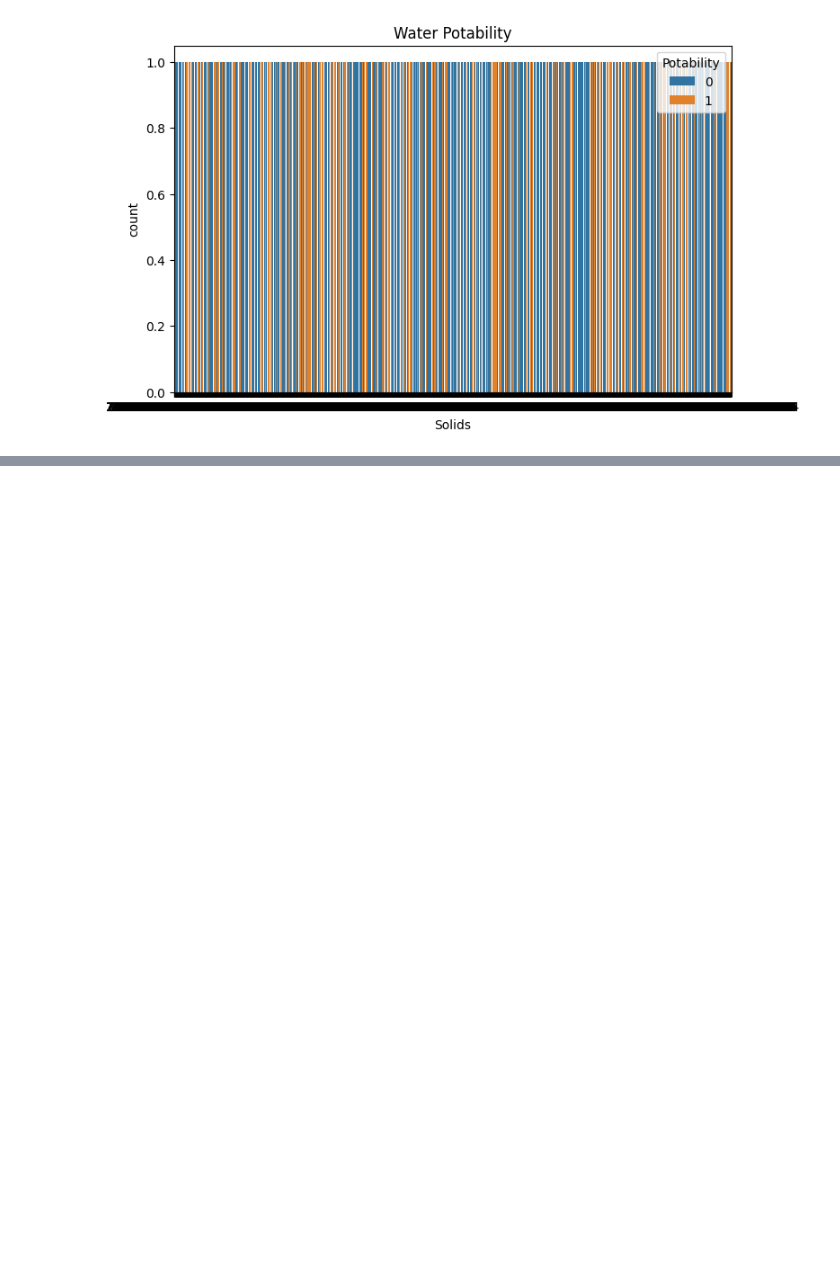
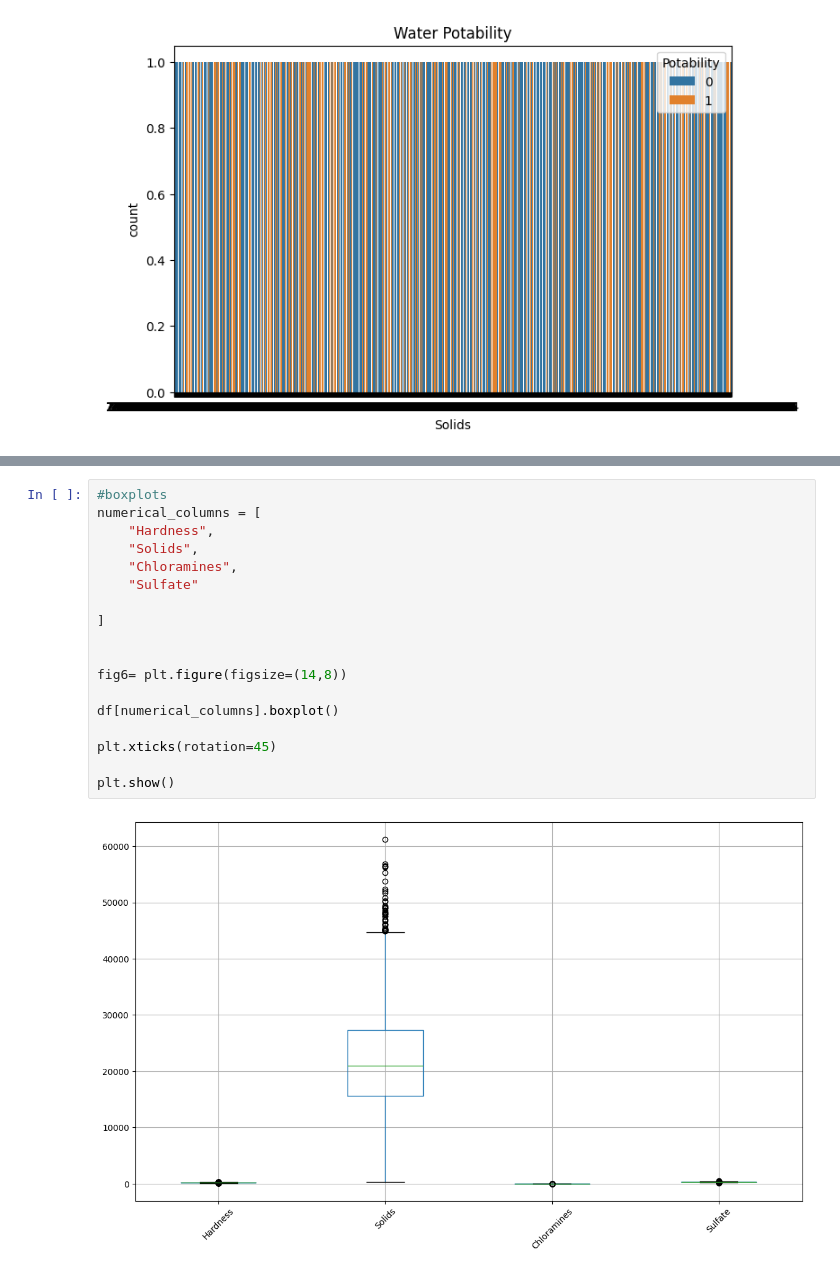
Before and after one commit to ketanasindhusomisetty/Machine_Learning_2520030487, a Jupyter notebook: Project/EDA.ipynb, the cells around one changed output, grey strips where cells are left out. Cells and saved outputs as stored; diff of their text form; blank space fills up the shorter version.

```diff
--- a/Project/EDA.ipynb
+++ b/Project/EDA.ipynb
@@ -152,0 +186,20 @@ plt.show()
+# %%
+#boxplots
+numerical_columns = [
+    "Hardness",
+    "Solids",
+    "Chloramines",
+    "Sulfate"
+
+]
+
+
+fig6= plt.figure(figsize=(14,8))
+
+df[numerical_columns].boxplot()
+
+plt.xticks(rotation=45)
+
+plt.show()
+# %% [output]
+[figure, added]
```
Also changed, not shown: parts of 4 cells of this notebook.
